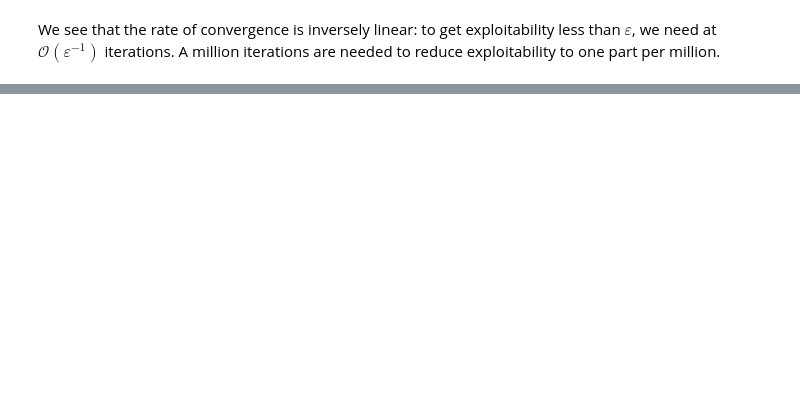
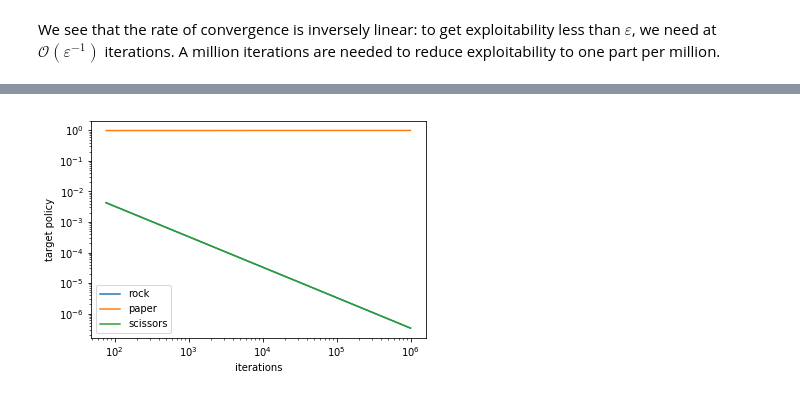
Before and after one commit to rhalbersma/cfr, a Jupyter notebook: src/RPSTrainer.ipynb, the cells around one changed output, grey strips where cells are left out. Drawn from its saved outputs; the diff is of its cells as text; code cells hidden in the pictures; blank space fills up the shorter version.

```diff
--- a/src/RPSTrainer.ipynb
+++ b/src/RPSTrainer.ipynb
@@ -189,0 +193,99 @@ We see that the rate of convergence is inversely linear: to get exploitability l
+# %%
+# %load RPSTrainer2.py
+#          Copyright Rein Halbersma 2018.
+# Distributed under the Boost Software License, Version 1.0.
+#    (See accompanying file LICENSE_1_0.txt or copy at
+#          http://www.boost.org/LICENSE_1_0.txt)
+
+import matplotlib.pyplot as plt
+import numpy as np
+import pandas as pd
+import statsmodels.formula.api as sm
+
+class RPSTrainer:
+    def __init__(self):
+        self.NUM_ACTIONS = 3
+        self.actionUtility = np.array([
+            [0, -1, 1],
+            [1, 0, -1],
+            [-1, 1, 0]
+        ])
+        self.regretSum = np.zeros(self.NUM_ACTIONS)
+        self.strategySum = np.zeros(self.NUM_ACTIONS)
+        self.oppStrategy = [.4, .3, .3]
+
+    def normalize(self, strategy):
+        normalizingSum = np.sum(strategy)
+        if normalizingSum > 0:
+            strategy /= normalizingSum
+        else:
+            strategy = np.repeat(1 / self.NUM_ACTIONS, self.NUM_ACTIONS)
+        return strategy
+
+    def getStrategy(self):
+        return self.normalize(self.regretSum.clip(min=0))
+
+    def getAverageStrategy(self):
+        return self.normalize(np.copy(self.strategySum))
+
+    def bestResponse(self, utility):
+        return np.eye(self.NUM_ACTIONS)[np.argmax(utility)]
+
+    def exploitability(self, strategy):
+        utility = np.dot(self.actionUtility, self.oppStrategy)
+        return np.dot(self.bestResponse(utility) - strategy, utility)
+
+    def train(self, iterations, df=None, sample=.001):
+        for i in range(iterations):
+            strategy = self.getStrategy()
+            self.strategySum += strategy
+
+            Q_values = np.dot(self.actionUtility, self.oppStrategy)
+            value = np.dot(strategy, Q_values)
+            self.regretSum += Q_values - value
+
+            if df is None or np.random.random() > sample:
+                continue
+            target_policy = self.getAverageStrategy()
+            df = df.append(
+                pd.DataFrame(
+                    np.append(
+                        np.array([i, self.exploitability(target_policy)]),
+                        target_policy
+                    ).reshape(-1, 2 + self.NUM_ACTIONS),
+                    columns=list(df)
+                ),
+                ignore_index=True
+            )
+
+        return df
+
+def main():
+    columns = ['iterations', 'exploitability', 'rock', 'paper', 'scissors']
+    df = pd.DataFrame(columns=columns)
+
+    trainer = RPSTrainer()
+    df = trainer.train(1000000, df)
+    target_policy = trainer.getAverageStrategy()
+
+    print('Target policy: %s' % (target_policy))
+    for c in columns[2:]:
+        plt.loglog(df[columns[0]], df[c], label=c)
+    plt.xlabel(columns[0])
+    plt.ylabel('target policy')
+    plt.legend()
+    plt.show()
+
+    print('Exploitability: %s' % (trainer.exploitability(target_policy)))
+    plt.loglog(df[columns[0]], df[columns[1]])
+    plt.xlabel(columns[0])
+    plt.ylabel(columns[1])
+    plt.legend()
+    plt.show()
+
+    model = sm.ols(formula="np.log(exploitability) ~ np.log(iterations)", data=df).fit()
+    print(model.params)
+
+if __name__ == "__main__":
+    main()
+# %% [output]
@@ -189,0 +293 @@ We see that the rate of convergence is inversely linear: to get exploitability l
+[figure, added]
```
Also changed, not shown: parts of 5 cells of this notebook, 1 other file.
